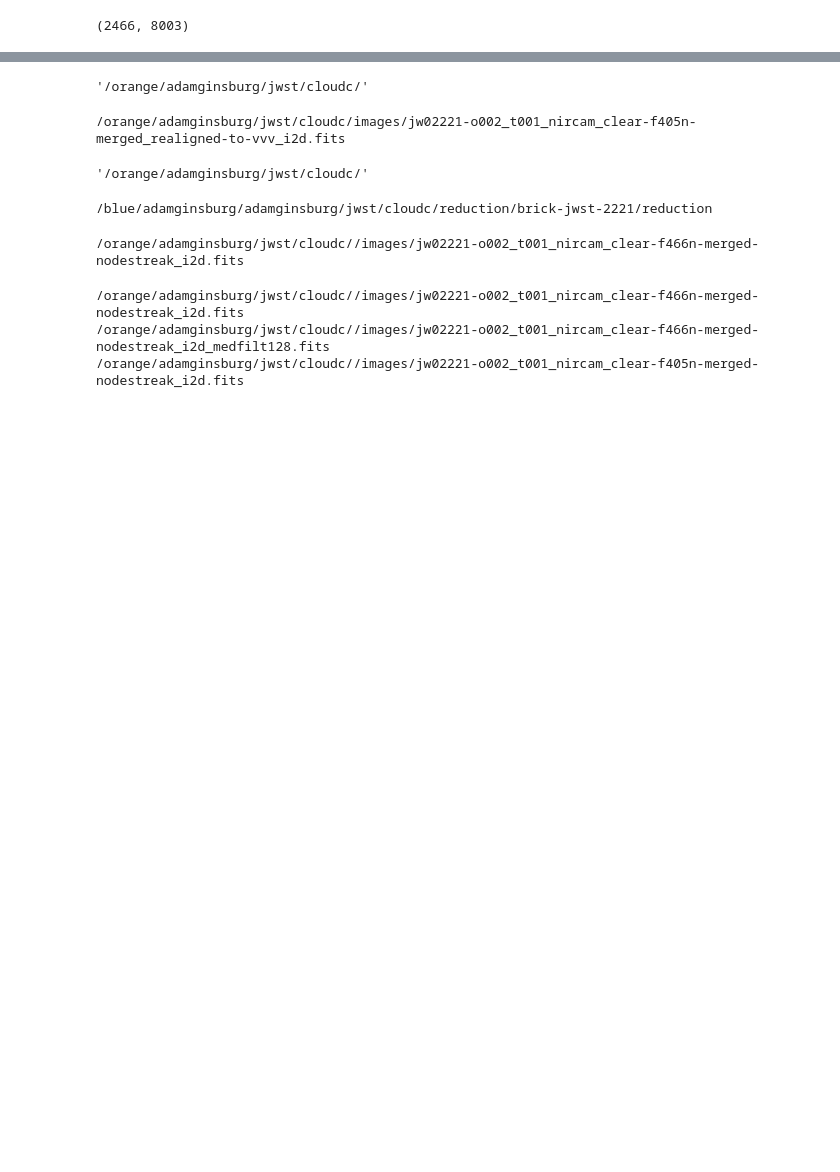
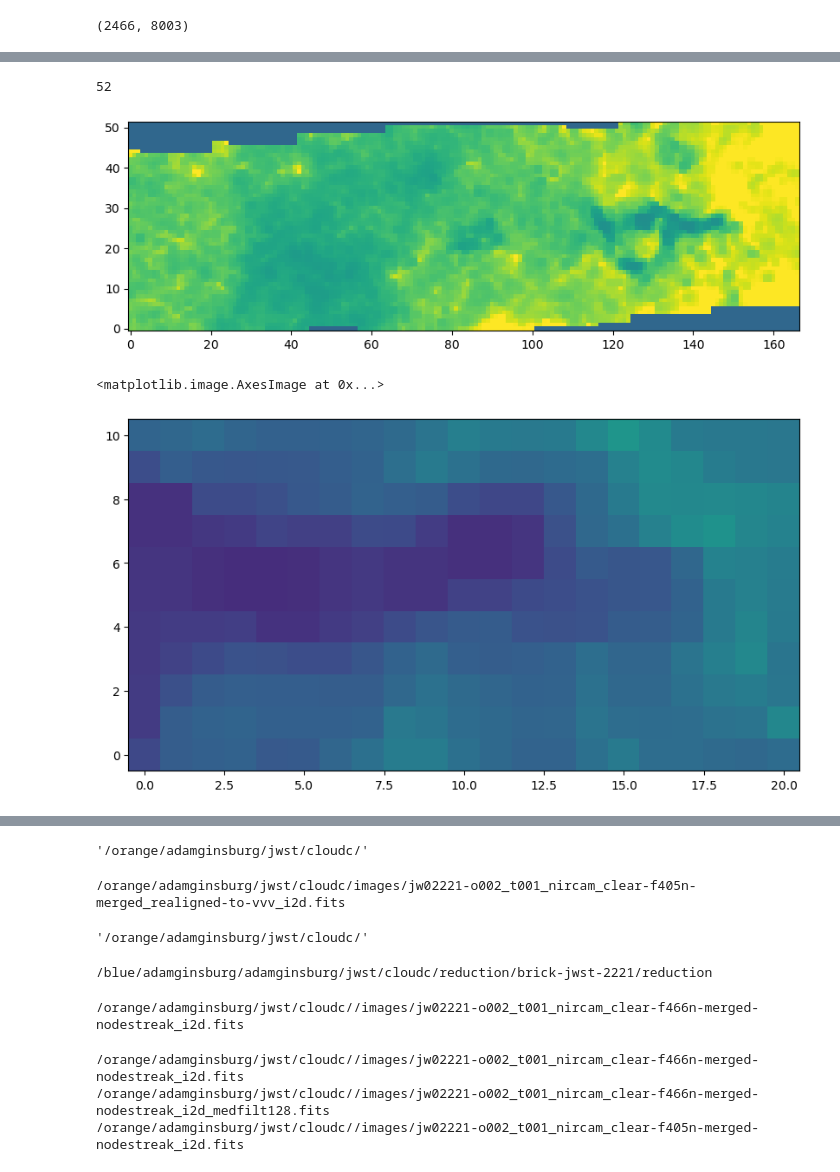
Before and after one commit to SpacialTree/brick-jwst-2221, a Jupyter notebook: notebooks/MedianFilterBackground_CloudC.ipynb, the cells around one changed output, grey strips where cells are left out. Saved outputs shown, nothing was run; the diff lists cells and outputs as text; code cells hidden in the pictures; blank space fills up the shorter version.

```diff
--- a/notebooks/MedianFilterBackground_CloudC.ipynb
+++ b/notebooks/MedianFilterBackground_CloudC.ipynb
@@ -101,3 +128,25 @@ pl.imshow(arr, vmin=-5, vmax=10)
+# %%
+dx = 96
+chunks = [[img[(slice(sty, sty+dx), slice(stx, stx+dx))]
+          for stx in range(0, img.shape[1], dx//2)]
+          for sty in range(0, img.shape[0], dx//2)
+         ]
+print(len(chunks))
+
+# only include positive values
+arr = np.array(
+    [[np.nanpercentile(ch, 1) if np.any(ch > 0) else 0
+      for ch in row]
+     for row in chunks]
+)
+pl.imshow(arr, vmin=-5, vmax=10)
+pl.show()
+pl.imshow(arr[int(1000/(dx/2)):int(1500/(dx/2)), int(6500/(dx/2)):int(7500/(dx/2))], vmin=-1, vmax=25)
+# %% [output]
+52
+[figure, added]
+<matplotlib.image.AxesImage at 0x...>
+[figure, added]
 # %%
 dx = 64
 chunks = [[img[(slice(sty, sty+dx), slice(stx, stx+dx))]
```
Also changed, not shown: parts of 8 cells of this notebook, 2 other files.
